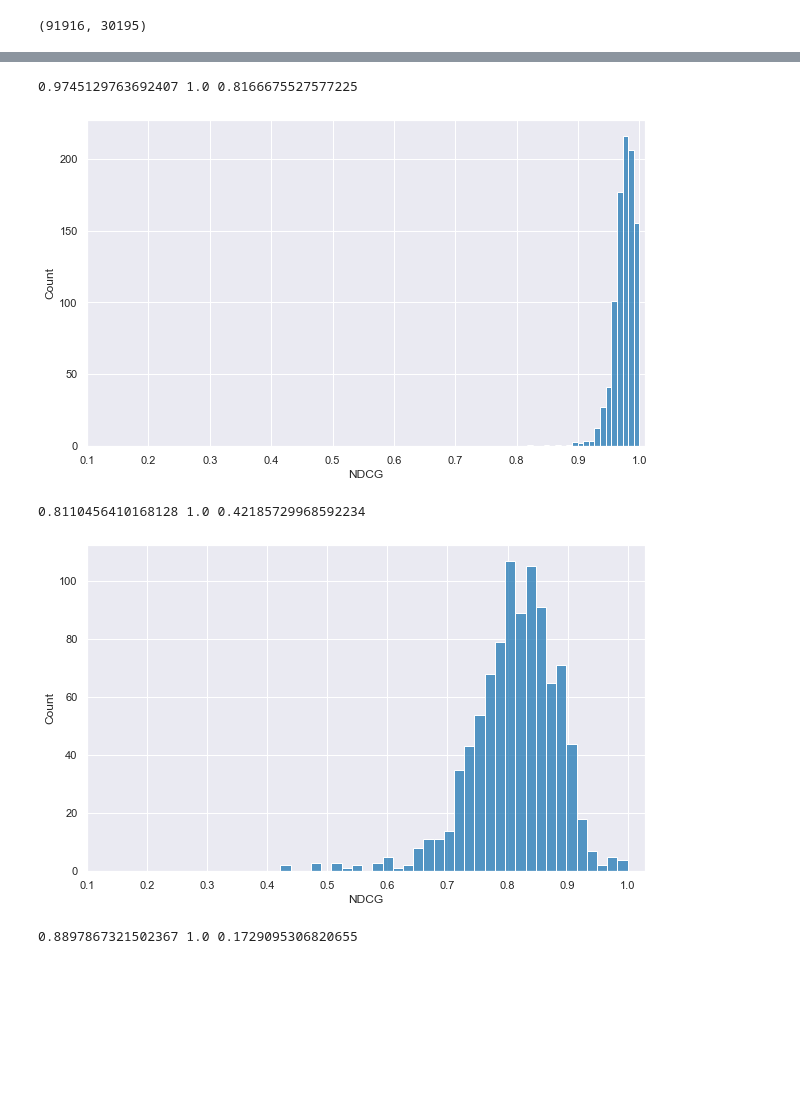
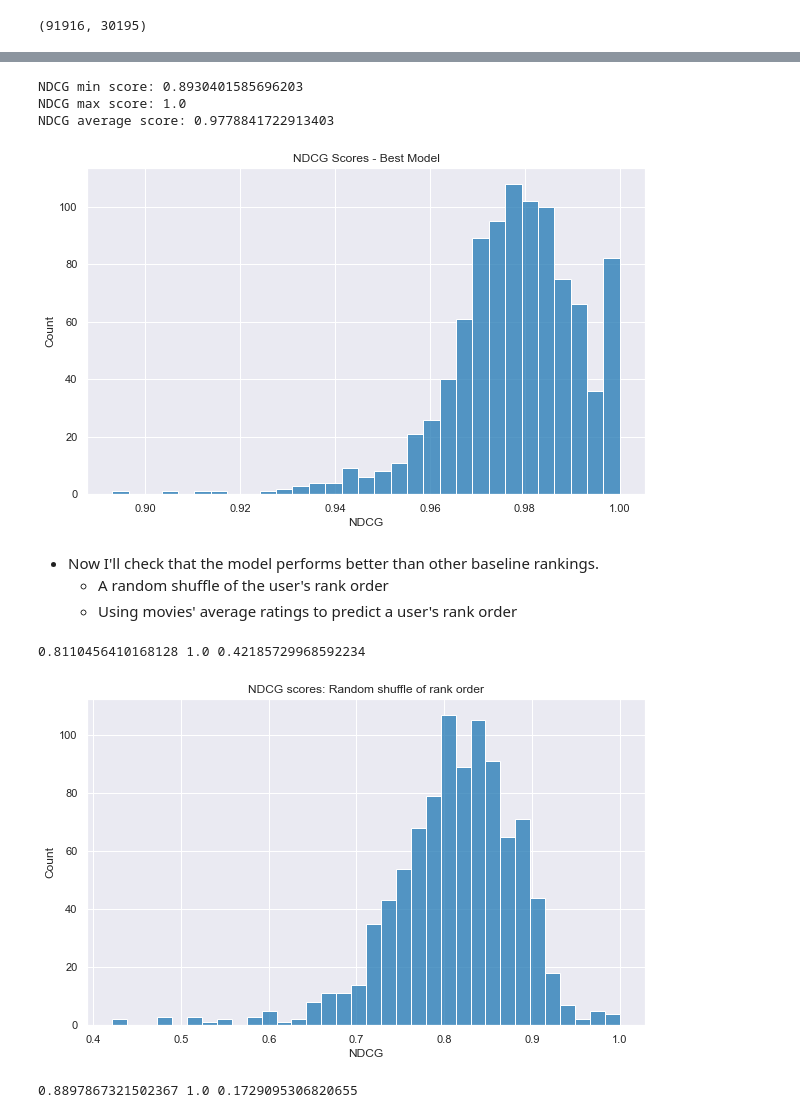
Before and after one commit to willcd/module4-project, a Jupyter notebook: notebook.ipynb, the cells around one changed output, grey strips where cells are left out. Cells and saved outputs as stored; diff of their text form; code cells hidden in the pictures; blank space fills up the shorter version.

```diff
--- a/notebook.ipynb
+++ b/notebook.ipynb
@@ -708,31 +847,0 @@ Rank: 50, Reg: 0.01
-# %%
-evaluations = []
-best = 0
-best_params = []
-
-rmses = []
-ndcgs = []
-
-for rank in [50, 100]:
-    for reg in [.1, .01, .001]:
-        print(f"Rank({rank}) reg({reg}) fitting...")
-        model = ALS(userCol="userId", itemCol="movieId", ratingCol="rating",\
-                    rank=rank, maxIter=20, regParam=reg).fit(train)
-
-        pred_train = model.transform(train)
-        pred_test = model.transform(test)
-
-        ndcg = NDCG(pred_train, pred_test)
-
-        evaluator = RegressionEvaluator(metricName='rmse', labelCol="rating", predictionCol="prediction")
-        rmse = evaluator.evaluate(pred_test.na.drop())
-
-        print("rmse =", str(rmse), '|', 'ndcg =', ndcg[0])
-
-        evaluations.append([ndcg, rmse, (rank, reg)])
-
-        if ndcg[0] > best:
-            best = ndcg[0]
-            best_params = [rank, reg]
-print(f"Best score: {best}")
-print(f"Rank: {best_params[0]}, Reg: {best_params[1]}")
@@ -781,16 +861,31 @@ ndcg_best_model = NDCG(pred_train, pred_test, return_all=True)
 # %%
+# Calculate NDCG metrics
+
+ndcg_best_model = NDCG(pred_train, pred_test, return_all=True)
+
 ndcg_mean = np.mean(ndcg_best_model)
 ndcg_max = np.max(ndcg_best_model)
 ndcg_min = np.min(ndcg_best_model)
 
-print(ndcg_mean, ndcg_max, ndcg_min)
+print("NDCG min score:", ndcg_min)
+print("NDCG max score:", ndcg_max)
+print("NDCG average score:", ndcg_mean)
 # %% [output]
-0.9745129763692407 1.0 0.8166675527577225
+NDCG min score: 0.8930401585696203
+NDCG max score: 1.0
+NDCG average score: 0.9778841722913403
 # %%
+# Show distribution of scores
+
 plt.figure(figsize=(10,6))
-ax = sns.histplot(ndcg, bins=20)
-ax.set_xticks([.1,.2,.3,.4,.5,.6,.7,.8,.9,1])
-ax.set_xlabel('NDCG');
+ax = sns.histplot(ndcg_best_model)
+#ax.set_xticks([.1,.2,.3,.4,.5,.6,.7,.8,.9,1])
+ax.set_xlabel('NDCG')
+ax.set_title('NDCG Scores - Best Model');
 # %% [output]
-[figure, old version]
+[figure, new version]
+# %% [markdown]
+* Now I'll check that the model performs better than other baseline rankings.
+    * A random shuffle of the user's rank order
+    * Using movies' average ratings to predict a user's rank order
 # %%
@@ -822,11 +917,12 @@ print(ndcg_mean, ndcg_max, ndcg_min)
 0.8110456410168128 1.0 0.42185729968592234
 # %%
 plt.figure(figsize=(10,6))
-ax = sns.histplot(NDCG_scores)
-ax.set_xticks([.1,.2,.3,.4,.5,.6,.7,.8,.9,1])
-ax.set_xlabel('NDCG');
+ax = sns.histplot(ndcg_random)
+#ax.set_xticks([.1,.2,.3,.4,.5,.6,.7,.8,.9,1])
+ax.set_xlabel('NDCG')
+ax.set_title('NDCG scores: Random shuffle of rank order');
 # %% [output]
-[figure, old version]
+[figure, new version]
 # %%
 movieId_means = {}
 for movieId in pred_train_df.movieId.unique():
```
Also changed, not shown: parts of 77 cells of this notebook, 1 other file.
